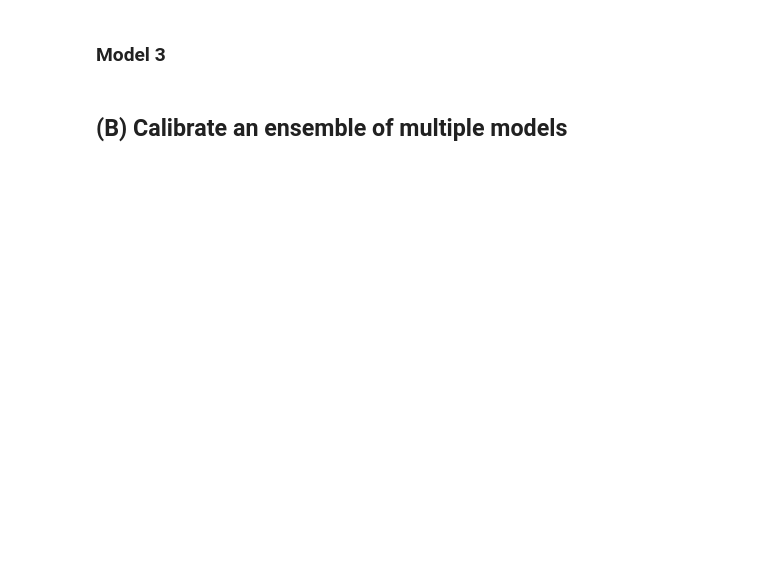
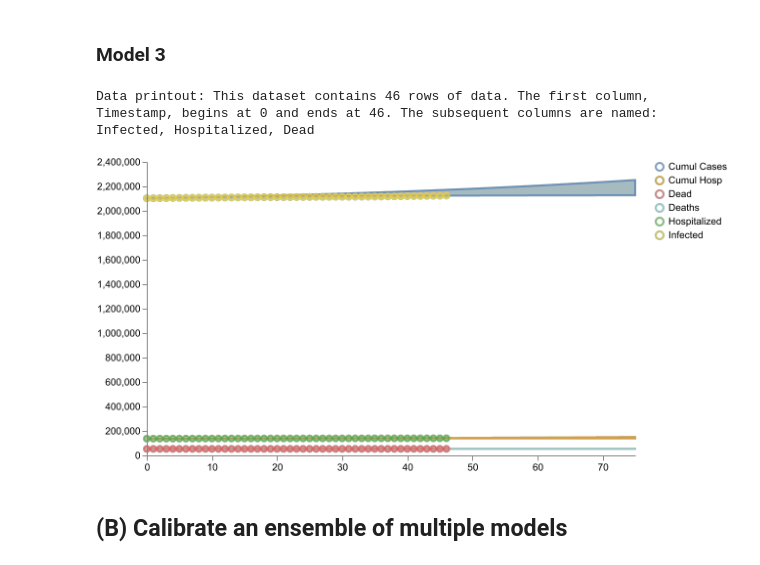
Before and after one commit to ciemss/program-milestones, a Jupyter notebook: 18-month-milestone/evaluation/Epi_Ensemble_Challenge/CIEMSS_Team_Ensemble_Challenge.ipynb, the cells around one changed output. Cells and saved outputs as stored; diff of their text form; code cells hidden in the pictures; blank space fills up the shorter version.

```diff
--- a/18-month-milestone/evaluation/Epi_Ensemble_Challenge/CIEMSS_Team_Ensemble_Challenge.ipynb
+++ b/18-month-milestone/evaluation/Epi_Ensemble_Challenge/CIEMSS_Team_Ensemble_Challenge.ipynb
@@ -197,24 +200,27 @@ calibrated_ensemble_result2 = pyciemss.ensemble_sample(single_model_paths[1], si
 # %%
 ## Calibrate the model to data
 calibrated_results = pyciemss.ensemble_calibrate(single_model_paths[2], single_solution_mapping, dataset,
                                                  data_mapping=single_data_mapping, num_iterations=num_iterations)
 parameter_estimates = calibrated_results["inferred_parameters"]
 # print(parameter_estimates())
 
 ## Sample the calibrated model
-calibrated_ensemble_result3 = pyciemss.ensemble_sample(single_model_paths[2], single_solution_mapping,
+calibrated_ensemble_result = pyciemss.ensemble_sample(single_model_paths[2], single_solution_mapping,
                                                       end_time, logging_step_size, num_samples,
                                                       start_time=start_time, inferred_parameters=parameter_estimates)
 
-# ## Save results
-# # save_results_cdc_format(calibrated_ensemble_result, data_end_date, location, train_end_point).to_csv('ensemble1_forecast_0719.csv', index=False)
+## Save results
+# save_results_cdc_format(calibrated_ensemble_result, data_end_date, location, train_end_point).to_csv('ensemble1_forecast_0719.csv', index=False)
 
-# ## Display results
-# # display(calibrated_ensemble_result['data'].head())
-# schema = plot_results_and_data(calibrated_ensemble_result, dataset)
-# # schema = plot_all_results(calibrated_ensemble_result)
-# plots.save_schema(schema, "_schema.json")
-# plots.ipy_display(schema, dpi=150)
+## Display results
+# display(calibrated_ensemble_result['data'].head())
+schema = plot_results_and_data(calibrated_ensemble_result, dataset)
+# schema = plot_all_results(calibrated_ensemble_result)
+plots.save_schema(schema, "_schema.json")
+plots.ipy_display(schema, dpi=150)
+# %% [output]
+Data printout: This dataset contains 46 rows of data. The first column, Timestamp, begins at 0 and ends at 46. The subsequent columns are named: Infected, Hospitalized, Dead
+[figure, added]
 # %% [markdown]
 ## (B) Calibrate an ensemble of multiple models
 # %%
```
Also changed, not shown: parts of 12 cells of this notebook, 13 other files.
